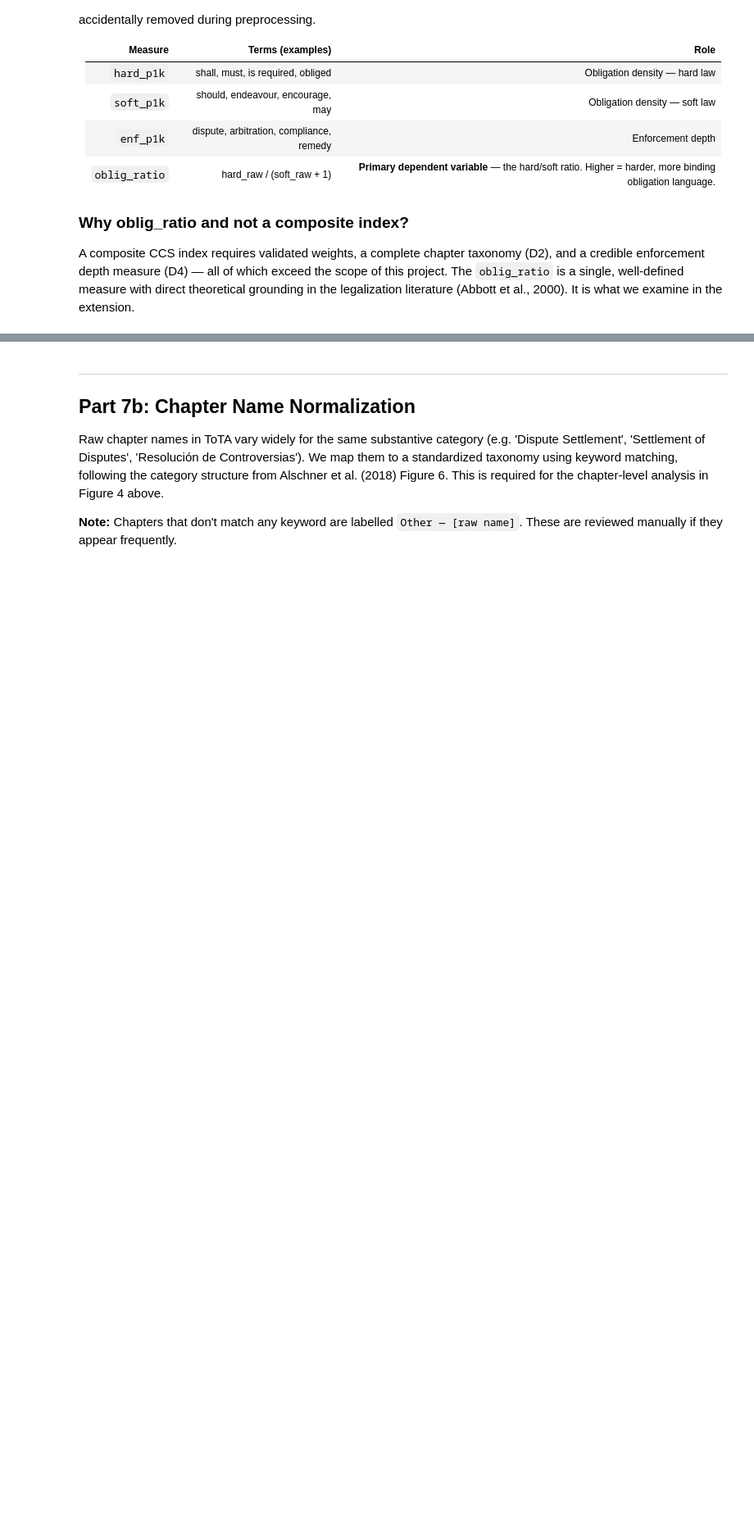
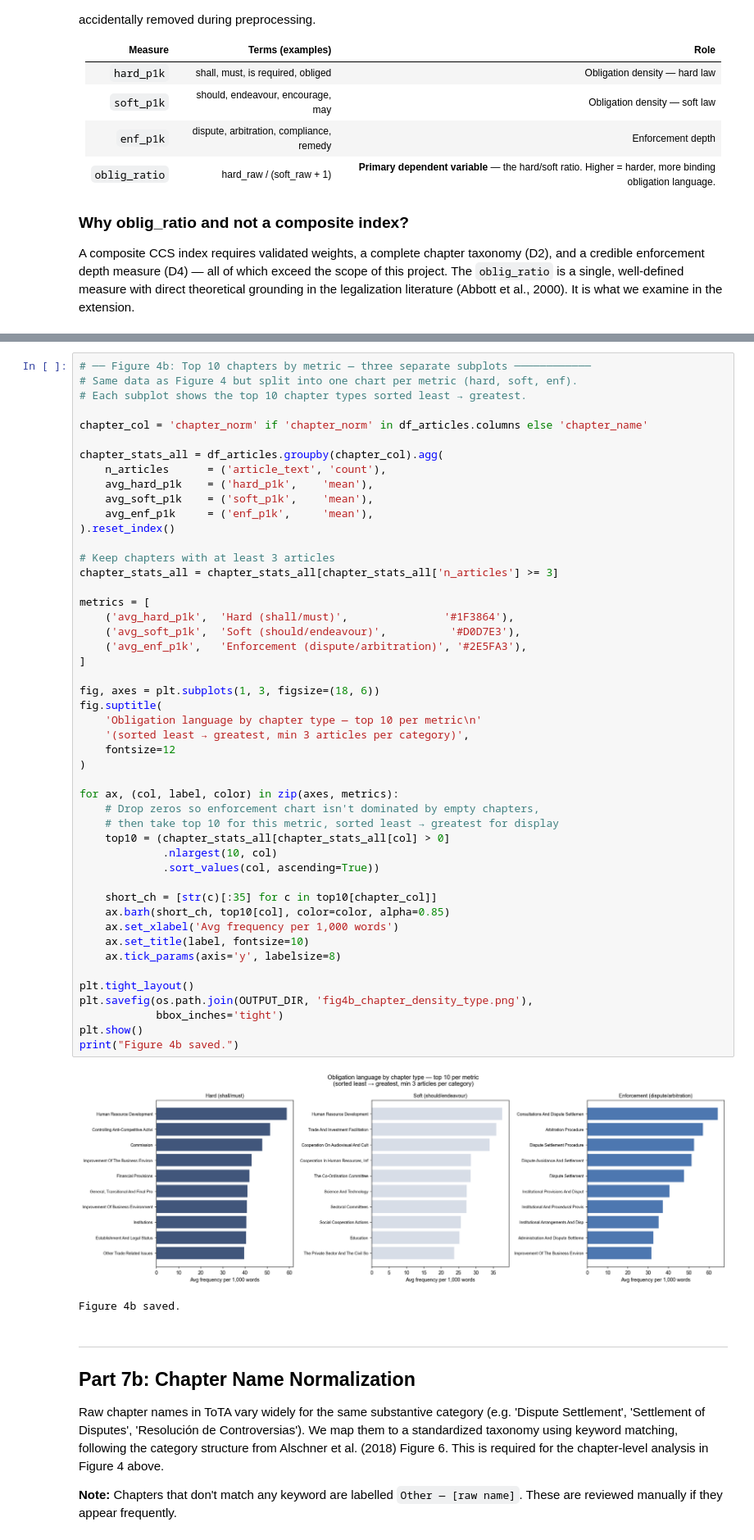
Before and after one commit to jillianhunter013/NLP_Final, a Jupyter notebook: nb_v3.ipynb, the cells around one changed output, grey strips where cells are left out. Shown at 82% size. Drawn from its saved outputs; the diff is of its cells as text; blank space fills up the shorter version.

```diff
--- a/nb_v3.ipynb
+++ b/nb_v3.ipynb
@@ -1430,3 +1375,54 @@ plt.show()
+# %%
+# ── Figure 4b: Top 10 chapters by metric — three separate subplots ────────────
+# Same data as Figure 4 but split into one chart per metric (hard, soft, enf).
+# Each subplot shows the top 10 chapter types sorted least → greatest.
+
+chapter_col = 'chapter_norm' if 'chapter_norm' in df_articles.columns else 'chapter_name'
+
+chapter_stats_all = df_articles.groupby(chapter_col).agg(
+    n_articles      = ('article_text', 'count'),
+    avg_hard_p1k    = ('hard_p1k',    'mean'),
+    avg_soft_p1k    = ('soft_p1k',    'mean'),
+    avg_enf_p1k     = ('enf_p1k',     'mean'),
+).reset_index()
+
+# Keep chapters with at least 3 articles
+chapter_stats_all = chapter_stats_all[chapter_stats_all['n_articles'] >= 3]
+
+metrics = [
+    ('avg_hard_p1k',  'Hard (shall/must)',               '#1F3864'),
+    ('avg_soft_p1k',  'Soft (should/endeavour)',          '#D0D7E3'),
+    ('avg_enf_p1k',   'Enforcement (dispute/arbitration)', '#2E5FA3'),
+]
+
+fig, axes = plt.subplots(1, 3, figsize=(18, 6))
+fig.suptitle(
+    'Obligation language by chapter type — top 10 per metric\n'
+    '(sorted least → greatest, min 3 articles per category)',
+    fontsize=12
+)
+
+for ax, (col, label, color) in zip(axes, metrics):
+    # Drop zeros so enforcement chart isn't dominated by empty chapters,
+    # then take top 10 for this metric, sorted least → greatest for display
+    top10 = (chapter_stats_all[chapter_stats_all[col] > 0]
+             .nlargest(10, col)
+             .sort_values(col, ascending=True))
+
+    short_ch = [str(c)[:35] for c in top10[chapter_col]]
+    ax.barh(short_ch, top10[col], color=color, alpha=0.85)
+    ax.set_xlabel('Avg frequency per 1,000 words')
+    ax.set_title(label, fontsize=10)
+    ax.tick_params(axis='y', labelsize=8)
+
+plt.tight_layout()
+plt.savefig(os.path.join(OUTPUT_DIR, 'fig4b_chapter_density_type.png'),
+            bbox_inches='tight')
+plt.show()
+print("Figure 4b saved.")
+# %% [output]
+[figure, added]
+Figure 4b saved.
 # %% [markdown]
 ---
 ## Part 7b: Chapter Name Normalization
```
Also changed, not shown: parts of 28 cells of this notebook.
